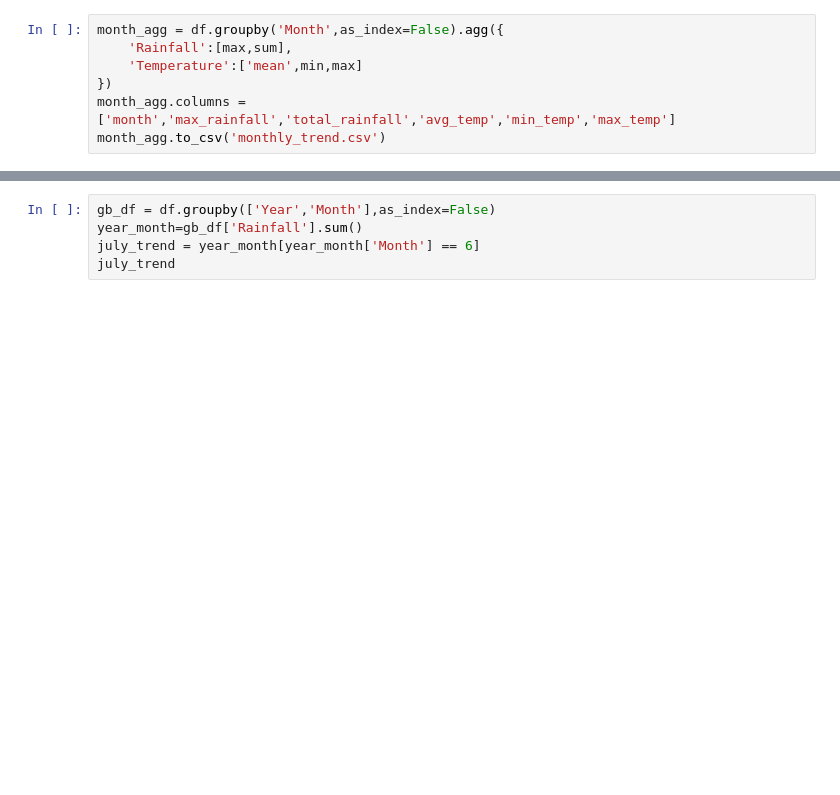
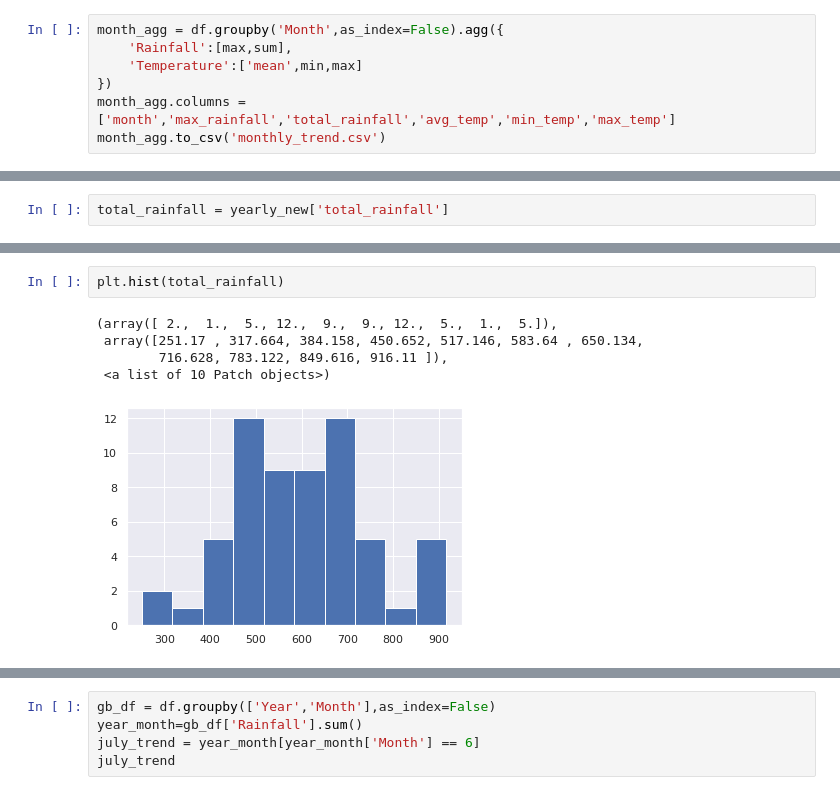
Before and after one commit to AnimeshN/IMD_rainfall_analysis_sinner, a Jupyter notebook: rainfall_analysis.ipynb, the cells around one changed output, grey strips where cells are left out. Drawn from its saved outputs; the diff is of its cells as text; blank space fills up the shorter version.

```diff
--- a/rainfall_analysis.ipynb
+++ b/rainfall_analysis.ipynb
@@ -147,0 +190,2 @@ month_agg.to_csv('monthly_trend.csv')
+# %%
+total_rainfall = yearly_new['total_rainfall']
@@ -147,0 +220,8 @@ month_agg.to_csv('monthly_trend.csv')
+# %%
+plt.hist(total_rainfall)
+# %% [output]
+(array([ 2.,  1.,  5., 12.,  9.,  9., 12.,  5.,  1.,  5.]),
+ array([251.17 , 317.664, 384.158, 450.652, 517.146, 583.64 , 650.134,
+        716.628, 783.122, 849.616, 916.11 ]),
+ <a list of 10 Patch objects>)
+[figure, added]
```
Also changed, not shown: parts of 35 cells of this notebook, 3 other files.
